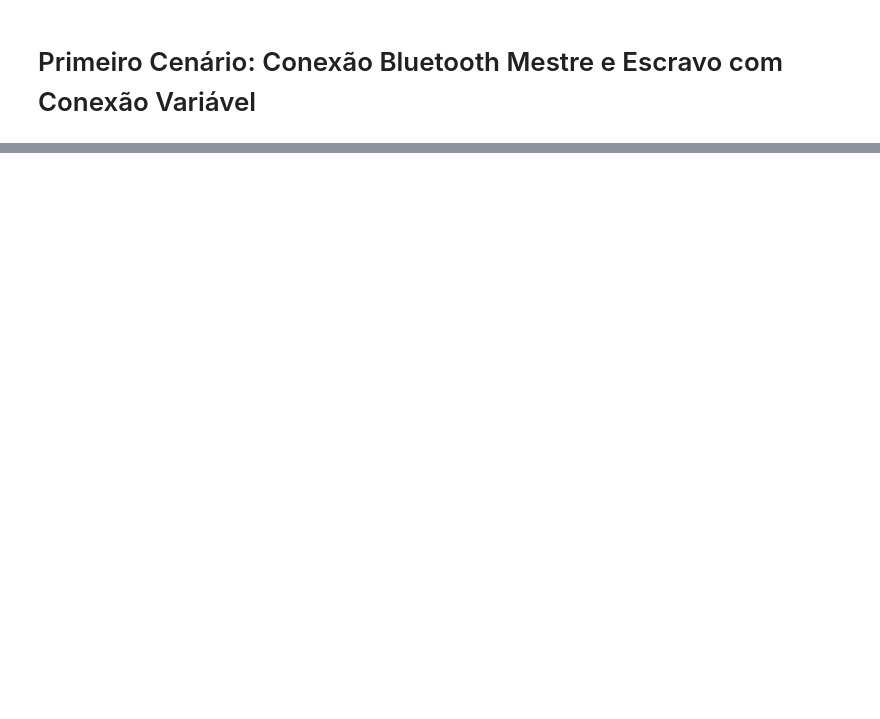
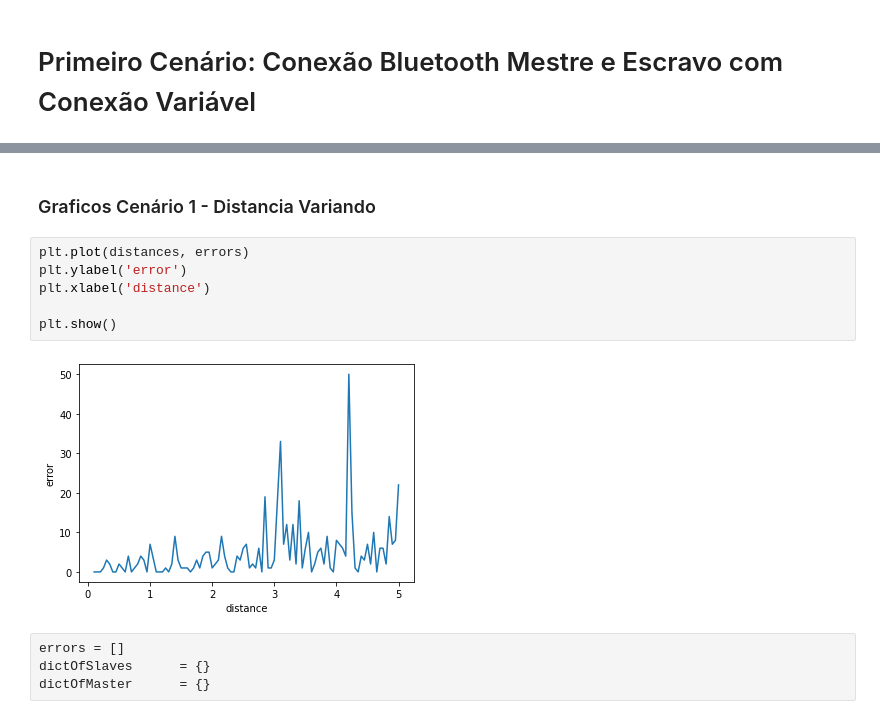
Before and after one commit to mcnl/bluetoothcomssimultator, a Jupyter notebook: Bluetooth Simulator.ipynb, the cells around one changed output, grey strips where cells are left out. Saved outputs shown, nothing was run; the diff lists cells and outputs as text; blank space fills up the shorter version.

```diff
--- a/Bluetooth Simulator.ipynb
+++ b/Bluetooth Simulator.ipynb
@@ -184,0 +229,14 @@ class node:
+# %% [markdown]
+### Graficos Cenário 1 - Distancia Variando
+# %%
+plt.plot(distances, errors)
+plt.ylabel('error')
+plt.xlabel('distance')
+
+plt.show()
+# %% [output]
+[figure, added]
+# %%
+errors = []
+dictOfSlaves      = {}
+dictOfMaster      = {}
```
Also changed, not shown: parts of 23 cells of this notebook.
